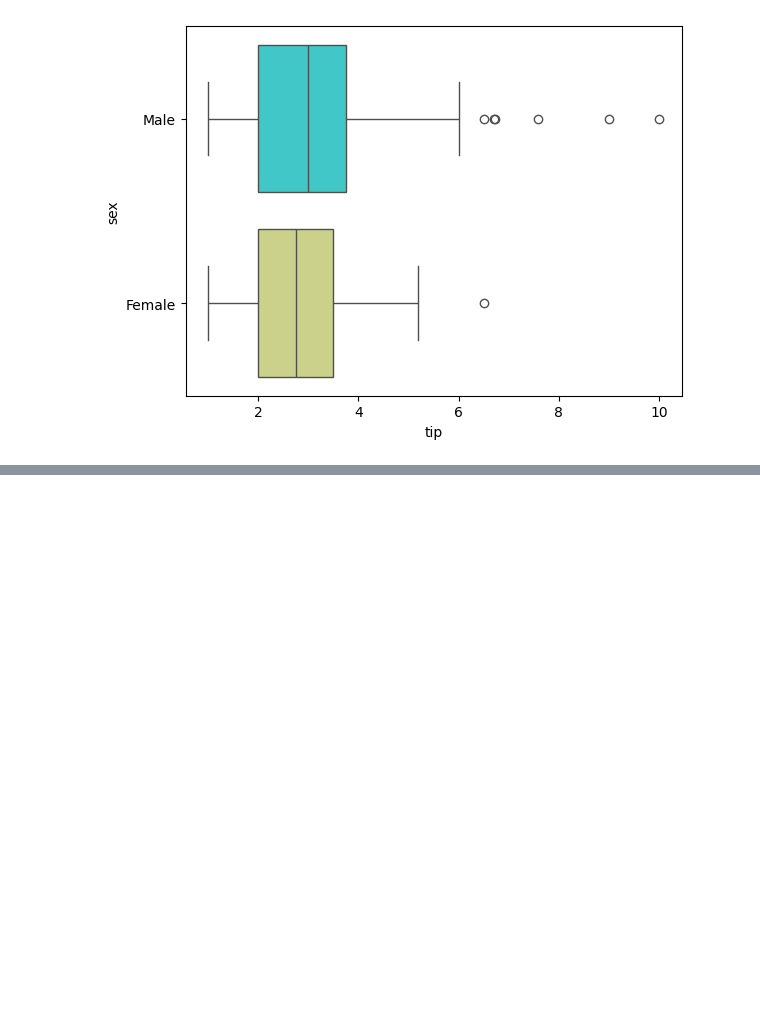
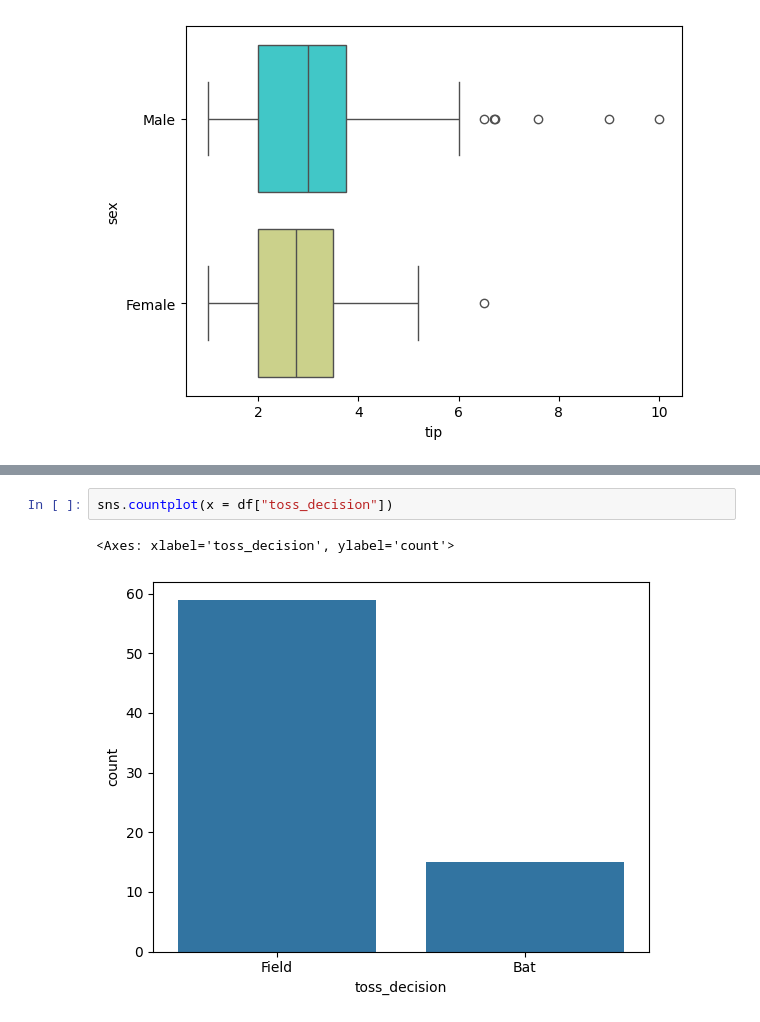
Before and after one commit to NileshPatil24-a/Complete_DataScience_Revision, a Jupyter notebook: data_visualization.ipynb, the cells around one changed output, grey strips where cells are left out. Saved outputs shown, nothing was run; the diff lists cells and outputs as text; blank space fills up the shorter version.

```diff
--- a/data_visualization.ipynb
+++ b/data_visualization.ipynb
@@ -117,0 +202,5 @@ Passing `palette` without assigning `hue` is deprecated and will be removed in v
+# %%
+sns.countplot(x = df["toss_decision"])
+# %% [output]
+<Axes: xlabel='toss_decision', ylabel='count'>
+[figure, added]
```
Also changed, not shown: parts of 10 cells of this notebook.
